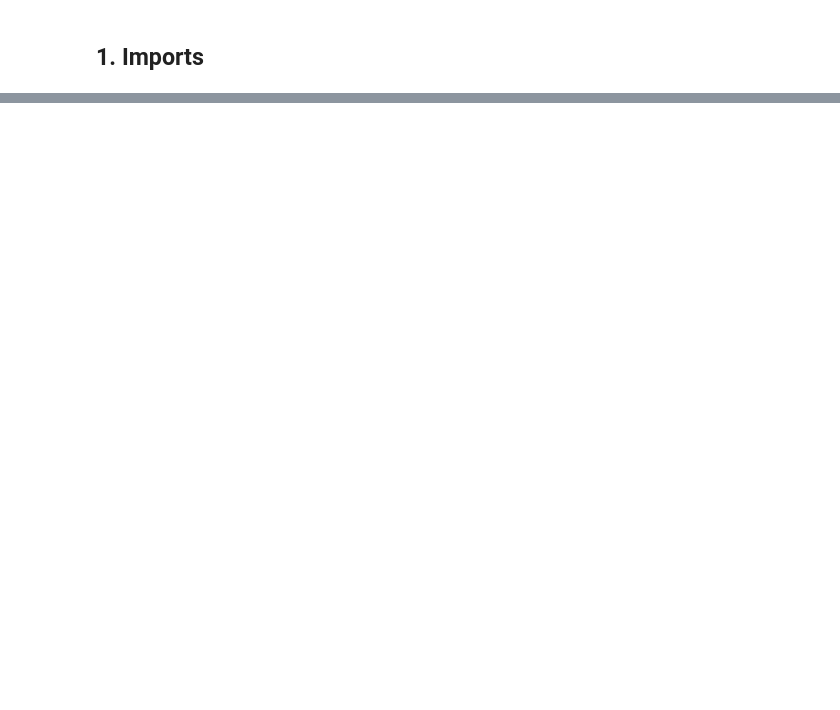
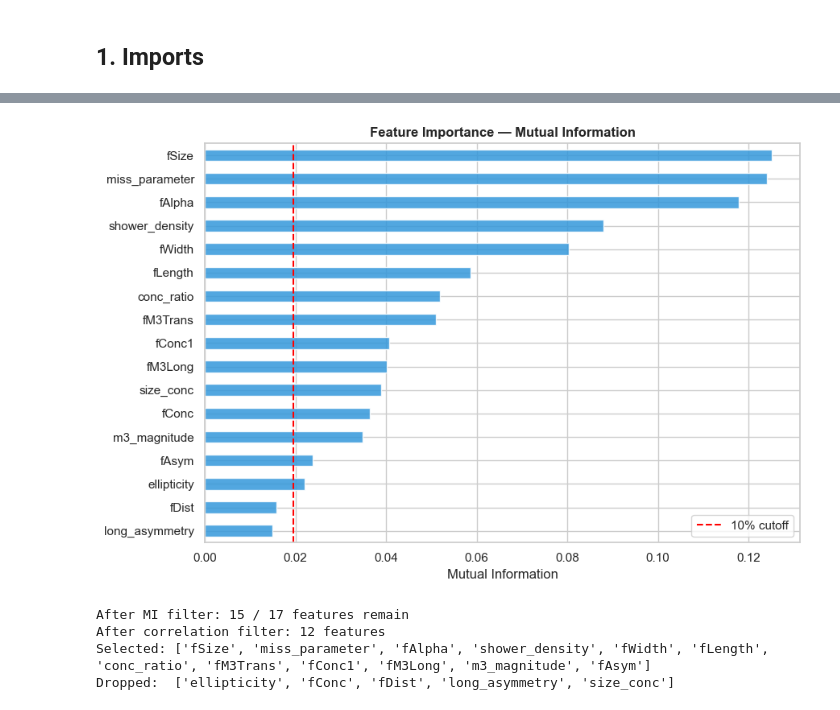
Before and after one commit to KamilaAkhmetova/ml-project, a Jupyter notebook: notebooks/03_Modeling.ipynb, the cells around one changed output, grey strips where cells are left out. Saved outputs shown, nothing was run; the diff lists cells and outputs as text; code cells hidden in the pictures; blank space fills up the shorter version.

```diff
--- a/notebooks/03_Modeling.ipynb
+++ b/notebooks/03_Modeling.ipynb
@@ -353,0 +64,8 @@ Key observations:
+# %%
+X_train, X_test, y_train, y_test, scaler = run_pipeline(
+    filepath=str(PROJECT_ROOT / 'data' / 'magic04.data'),
+    apply_smote=True,
+)
+print(f'\nX_train: {X_train.shape}, X_test: {X_test.shape}')
+print(f'y_train balance: {y_train.value_counts().to_dict()}')
+print(f'y_test  balance: {y_test.value_counts().to_dict()}')
@@ -353,0 +97,45 @@ Key observations:
+# %%
+mi = mutual_info_classif(X_train, y_train, random_state=RANDOM_STATE)
+mi_series = pd.Series(mi, index=X_train.columns).sort_values(ascending=True)
+
+fig, ax = plt.subplots(figsize=(9, 6))
+mi_series.plot.barh(ax=ax, color='#3498db', alpha=0.85)
+ax.axvline(x=mi_series.quantile(0.10), color='red', linestyle='--', label='10% cutoff')
+ax.set_xlabel('Mutual Information')
+ax.set_title('Feature Importance — Mutual Information', fontweight='bold')
+ax.legend()
+plt.tight_layout()
+plt.show()
+# %% [output]
+[figure, added]
+# %%
+mi_cutoff = mi_series.quantile(0.10)
+kept = mi_series[mi_series > mi_cutoff].sort_values(ascending=False)
+print(f'After MI filter: {len(kept)} / {X_train.shape[1]} features remain')
+
+# Correlation filter
+cols = list(kept.index)
+corr = X_train[cols].corr().abs()
+to_drop = set()
+for i, c1 in enumerate(cols):
+    if c1 in to_drop:
+        continue
+    for c2 in cols[i + 1:]:
+        if c2 in to_drop:
+            continue
+        if corr.loc[c1, c2] > 0.95:
+            drop_target = c2 if kept[c1] >= kept[c2] else c1
+            to_drop.add(drop_target)
+
+selected = [c for c in cols if c not in to_drop]
+print(f'After correlation filter: {len(selected)} features')
+print(f'Selected: {selected}')
+print(f'Dropped:  {sorted(set(X_train.columns) - set(selected))}')
+
+X_train = X_train[selected]
+X_test  = X_test[selected]
+# %% [output]
+After MI filter: 15 / 17 features remain
+After correlation filter: 12 features
+Selected: ['fSize', 'miss_parameter', 'fAlpha', 'shower_density', 'fWidth', 'fLength', 'conc_ratio', 'fM3Trans', 'fConc1', 'fM3Long', 'm3_magnitude', 'fAsym']
+Dropped:  ['ellipticity', 'fConc', 'fDist', 'long_asymmetry', 'size_conc']
```
Also changed, not shown: parts of 44 cells of this notebook, 7 other files.
